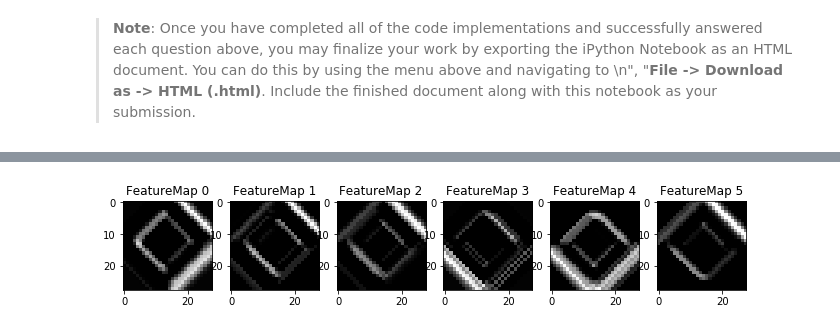
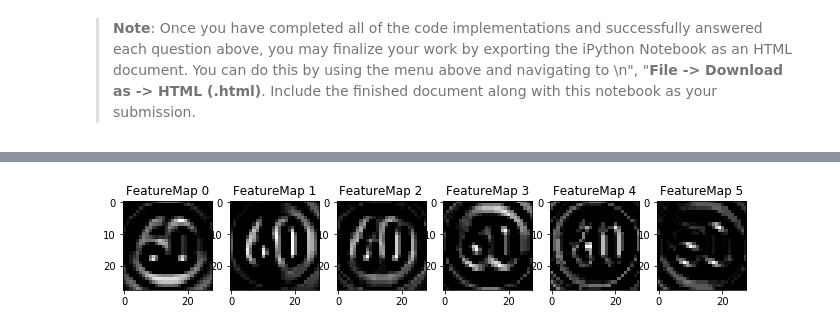
Before and after one commit to ChristerAkerblom/Udacity, a Jupyter notebook: Traffic_Sign_Classifier-Grey scale-v2.ipynb, the cells around one changed output, grey strips where cells are left out. Saved outputs shown, nothing was run; the diff lists cells and outputs as text; code cells hidden in the pictures.

```diff
--- a/Traffic_Sign_Classifier-Grey scale-v2.ipynb
+++ b/Traffic_Sign_Classifier-Grey scale-v2.ipynb
@@ -202,7 +202,7 @@ def pre_proc(X):
 def get_rotated_img(img, max_angle, max_scale):
 
     rot_angle = random.uniform(-max_angle, max_angle)
-    scale = random.uniform(1-max_scale, 1+max_scale)
+    scale = random.uniform(1, 1+max_scale)
     row,col = img.shape
     img_center = (row/2.0, col/2.0)
     rot_mat = cv2.getRotationMatrix2D(img_center, rot_angle, 1)
@@ -210,7 +210,7 @@ def get_rotated_img(img, max_angle, max_scale):
 
     return dst
 
-max_angle = 10
+max_angle = 15
 max_scale = 0.2
 X_train_n = pre_proc(X_train)
 n,r,c,d = X_train.shape
@@ -246,7 +246,7 @@ from sklearn.utils import shuffle
 X_train_n, y_train = shuffle(X_train_rot, y_train_rot)
 n_classes = n_classes_train
 
-EPOCHS = 100
+EPOCHS = 50
 BATCH_SIZE = 128
 
 
@@ -328,7 +328,7 @@ y = tf.placeholder(tf.int32, (None))
 keep_prob = tf.placeholder(tf.float32)
 one_hot_y = tf.one_hot(y, n_classes)
 
-rate = 0.0008
+rate = 0.0005
 dropout = 0.75
 
 logits = LeNet(x)
@@ -514,6 +514,6 @@ Looking just at the first row we get `[ 0.34763842,  0.24879643,  0.12789202]`,
 
 with tf.Session() as sess:
     saver.restore(sess, "./lenet")
-    top_k = sess.run(tf.nn.top_k(tf.nn.softmax(logits), k=5), feed_dict={x: ImgGrey, keep_prob: 1.0})
+    top_k = sess.run(tf.nn.top_k(tf.nn.softmax(logits), k=7), feed_dict={x: ImgGrey, keep_prob: 1.0})
     print(top_k)
 # %% [output]
@@ -571,32 +568,32 @@ For an example of what feature map outputs look like, check out NVIDIA's results
 # tf_activation: should be a tf variable name used during your training procedure that represents the calculated state of a specific weight layer
 # activation_min/max: can be used to view the activation contrast in more detail, by default matplot sets min and max to the actual min and max values of the output
 # plt_num: used to plot out multiple different weight feature map sets on the same block, just extend the plt number for each new feature map entry
 
 def outputFeatureMap(image_input, tf_activation, activation_min=-1, activation_max=-1 ,plt_num=1):
     # Here make sure to preprocess your image_input in a way your network expects
     # with size, normalization, ect if needed
     # image_input =
     # Note: x should be the same name as your network's tensorflow data placeholder variable
     # If you get an error tf_activation is not defined it may be having trouble accessing the variable from inside a function
     activation = tf_activation.eval(session=sess,feed_dict={x : image_input,keep_prob:1.0})
     featuremaps = activation.shape[3]
     plt.figure(plt_num, figsize=(15,15))
     for featuremap in range(featuremaps):
         plt.subplot(6,8, featuremap+1) # sets the number of feature maps to show on each row and column
         plt.title('FeatureMap ' + str(featuremap)) # displays the feature map number
         if activation_min != -1 & activation_max != -1:
             plt.imshow(activation[0,:,:, featuremap], interpolation="nearest", vmin =activation_min, vmax=activation_max, cmap="gray")
         elif activation_max != -1:
             plt.imshow(activation[0,:,:, featuremap], interpolation="nearest", vmax=activation_max, cmap="gray")
         elif activation_min !=-1:
             plt.imshow(activation[0,:,:, featuremap], interpolation="nearest", vmin=activation_min, cmap="gray")
         else:
             plt.imshow(activation[0,:,:, featuremap], interpolation="nearest", cmap="gray")
 
 with tf.Session() as sess:
 
     saver.restore(sess, "./lenet")
-    outputFeatureMap(ImgGrey[1:2,:,:,0:1], conv1_a, plt_num = 16)
+    outputFeatureMap(ImgGrey[6:7,:,:,0:1], conv1_a, plt_num = 16)
     #outputFeatureMap(ImgGrey[1:2,:,:,0:1], conv2_a, plt_num = 16)
 # %% [output]
-[figure, old version]
+[figure, new version]
```
Also changed, not shown: parts of 5 cells of this notebook.
